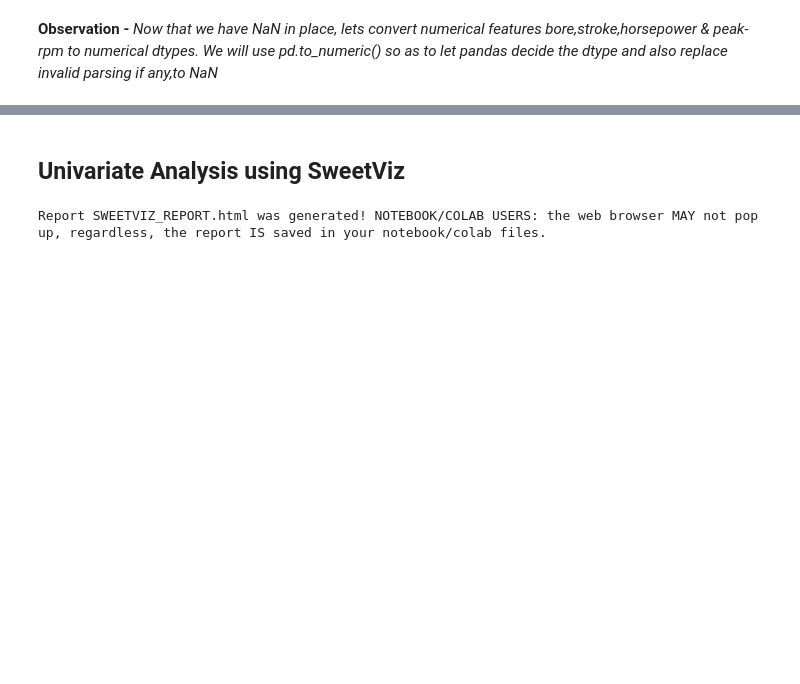
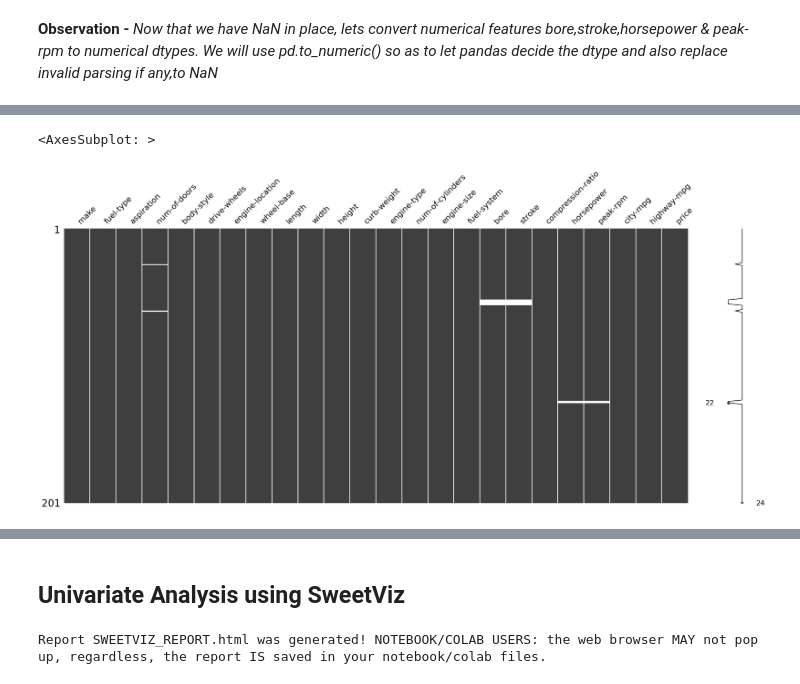
Before and after one commit to tharunthangavel/Capstone_Projects, a Jupyter notebook: capstone_1/AutoPrice_Capstone1_Regression.ipynb, the cells around one changed output, grey strips where cells are left out. Cells and saved outputs as stored; diff of their text form; code cells hidden in the pictures; blank space fills up the shorter version.

```diff
--- a/capstone_1/AutoPrice_Capstone1_Regression.ipynb
+++ b/capstone_1/AutoPrice_Capstone1_Regression.ipynb
@@ -526,0 +441,7 @@ memory usage: 37.8+ KB
+# %%
+# Understanding missingness patterns
+
+msno.matrix(df_train)
+# %% [output]
+<AxesSubplot: >
+[figure, added]
```
Also changed, not shown: parts of 123 cells of this notebook.
